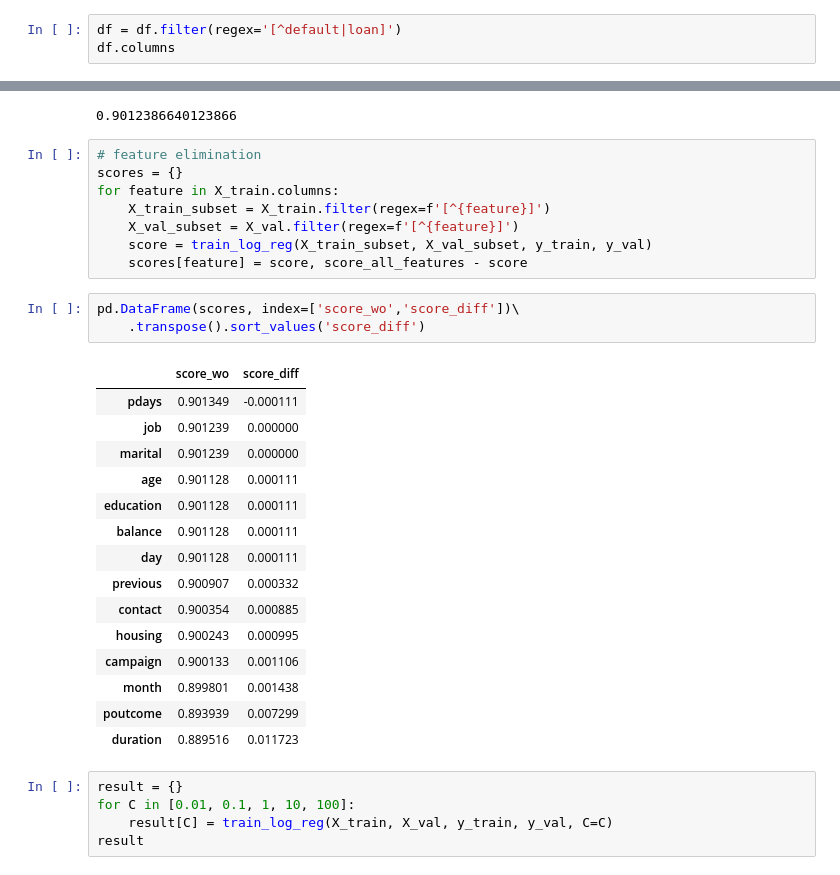
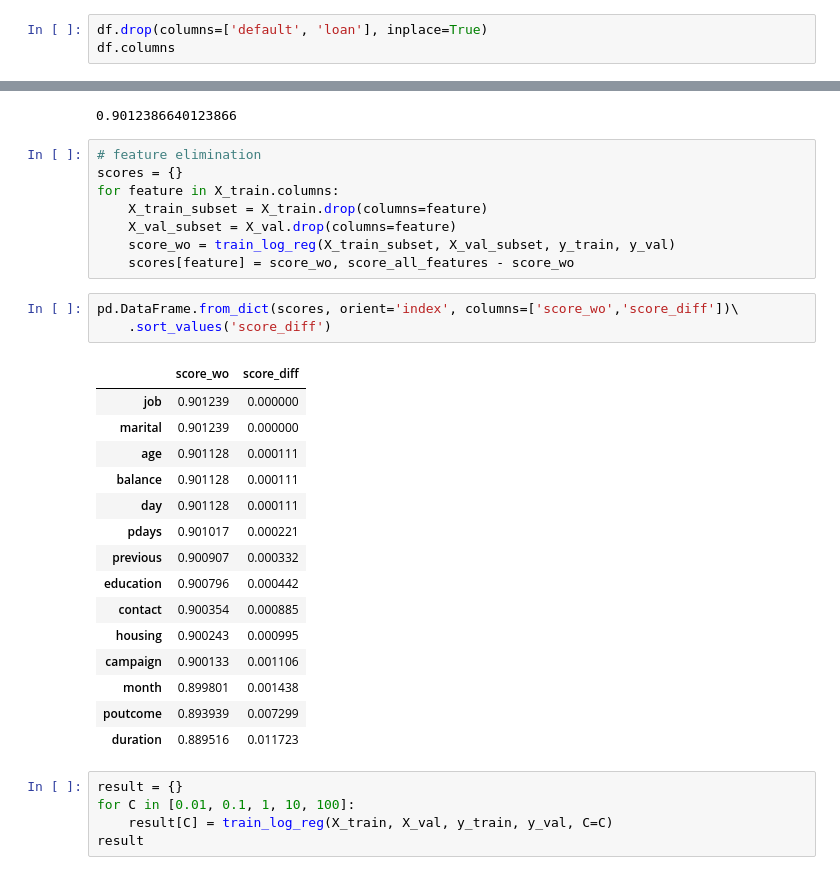
Before and after one commit to VolodymyrBil/project1_yanqing-song, a Jupyter notebook: 03-classification homework.ipynb, the cells around one changed output, grey strips where cells are left out. Cells and saved outputs as stored; diff of their text form.

```diff
--- a/03-classification homework.ipynb
+++ b/03-classification homework.ipynb
@@ -64,7 +64,7 @@ Data columns (total 17 columns):
 dtypes: int64(7), object(10)
 memory usage: 5.9+ MB
 # %%
-df = df.filter(regex='[^default|loan]')
+df.drop(columns=['default', 'loan'], inplace=True)
 df.columns
 # %% [output]
 Index(['age', 'job', 'marital', 'education', 'balance', 'housing', 'contact',
@@ -181,23 +182,23 @@ score_all_features
 # feature elimination
 scores = {}
 for feature in X_train.columns:
-    X_train_subset = X_train.filter(regex=f'[^{feature}]')
-    X_val_subset = X_val.filter(regex=f'[^{feature}]')
-    score = train_log_reg(X_train_subset, X_val_subset, y_train, y_val)
-    scores[feature] = score, score_all_features - score
+    X_train_subset = X_train.drop(columns=feature)
+    X_val_subset = X_val.drop(columns=feature)
+    score_wo = train_log_reg(X_train_subset, X_val_subset, y_train, y_val)
+    scores[feature] = score_wo, score_all_features - score_wo
 # %%
-pd.DataFrame(scores, index=['score_wo','score_diff'])\
-    .transpose().sort_values('score_diff')
+pd.DataFrame.from_dict(scores, orient='index', columns=['score_wo','score_diff'])\
+    .sort_values('score_diff')
 # %% [output]
 |  | score_wo | score_diff |
-| pdays | 0.901349 | -0.000111 |
 | job | 0.901239 | 0.000000 |
 | marital | 0.901239 | 0.000000 |
 | age | 0.901128 | 0.000111 |
-| education | 0.901128 | 0.000111 |
 | balance | 0.901128 | 0.000111 |
 | day | 0.901128 | 0.000111 |
+| pdays | 0.901017 | 0.000221 |
 | previous | 0.900907 | 0.000332 |
+| education | 0.900796 | 0.000442 |
 | contact | 0.900354 | 0.000885 |
 | housing | 0.900243 | 0.000995 |
 | campaign | 0.900133 | 0.001106 |
```
Also changed, not shown: parts of 3 cells of this notebook.
